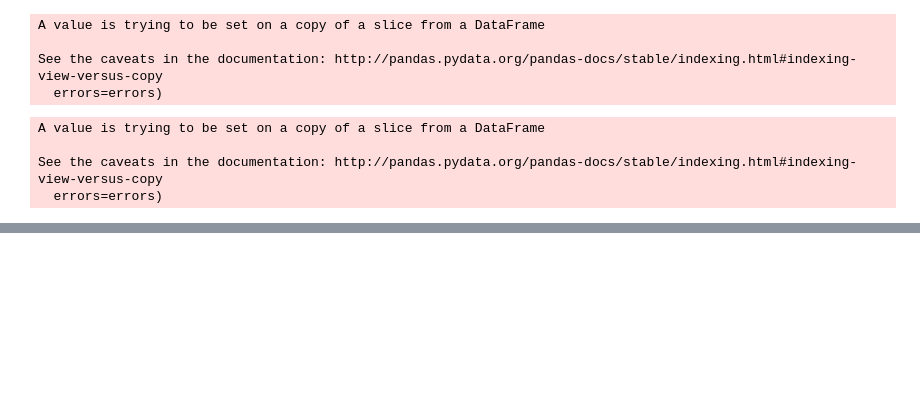
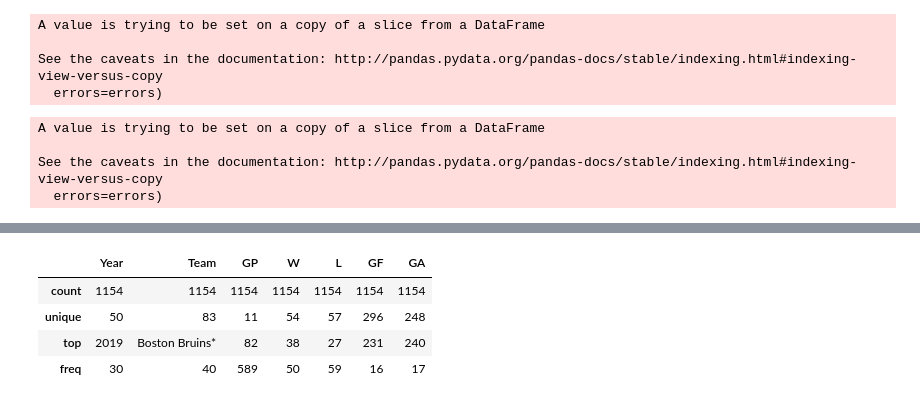
Before and after one commit to AustinMadert/hockey_data_performance, a Jupyter notebook: capstone_project1/cleaning_hockeyref.ipynb, the cells around one changed output, grey strips where cells are left out. Drawn from its saved outputs; the diff is of its cells as text; code cells hidden in the pictures; blank space fills up the shorter version.

```diff
--- a/capstone_project1/cleaning_hockeyref.ipynb
+++ b/capstone_project1/cleaning_hockeyref.ipynb
@@ -345,4 +345,10 @@ See the caveats in the documentation: http://pandas.pydata.org/pandas-docs/stabl
   errors=errors)
 # %%
 fullclean = pd.concat([oldclean, newclean])
+# %%
+drop_names = fullclean[fullclean['GP'] == ' GP'].index
+fullclean.drop(drop_names, inplace=True)
+# %%
+drop_names = fullclean[fullclean['Team'] == ' League Average'].index
+fullclean.drop(drop_names, inplace=True)
 # %%
@@ -368,0 +358,8 @@ fullclean
+# %%
+fullclean.describe()
+# %% [output]
+|  | Year | Team | GP | W | L | GF | GA |
+| count | 1154 | 1154 | 1154 | 1154 | 1154 | 1154 | 1154 |
+| unique | 50 | 83 | 11 | 54 | 57 | 296 | 248 |
+| top | 2019 | Boston Bruins* | 82 | 38 | 27 | 231 | 240 |
+| freq | 30 | 40 | 589 | 50 | 59 | 16 | 17 |
```
Also changed, not shown: parts of 12 cells of this notebook.
